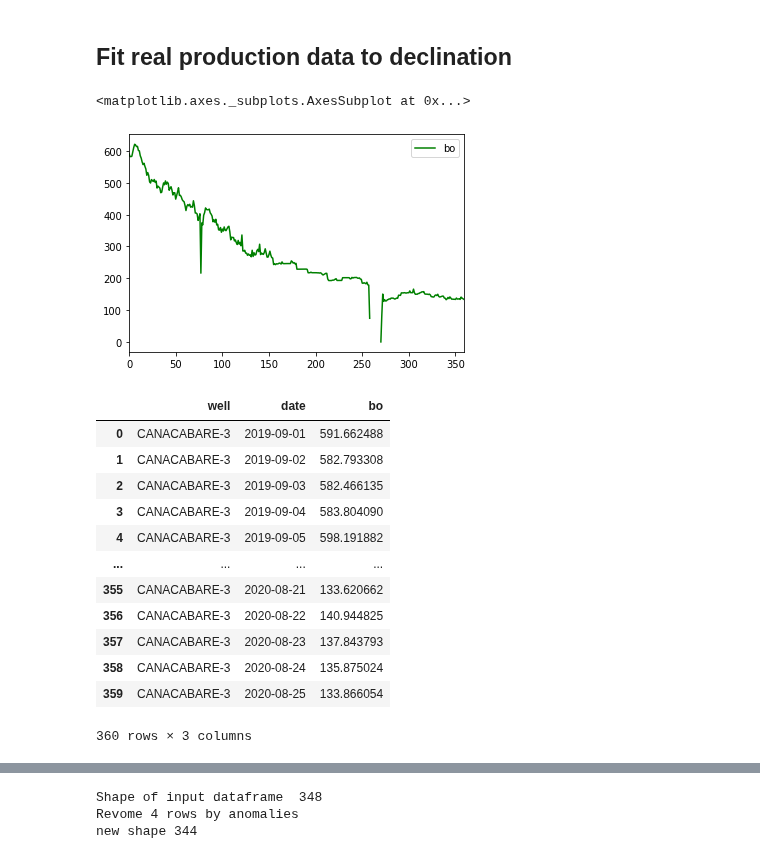
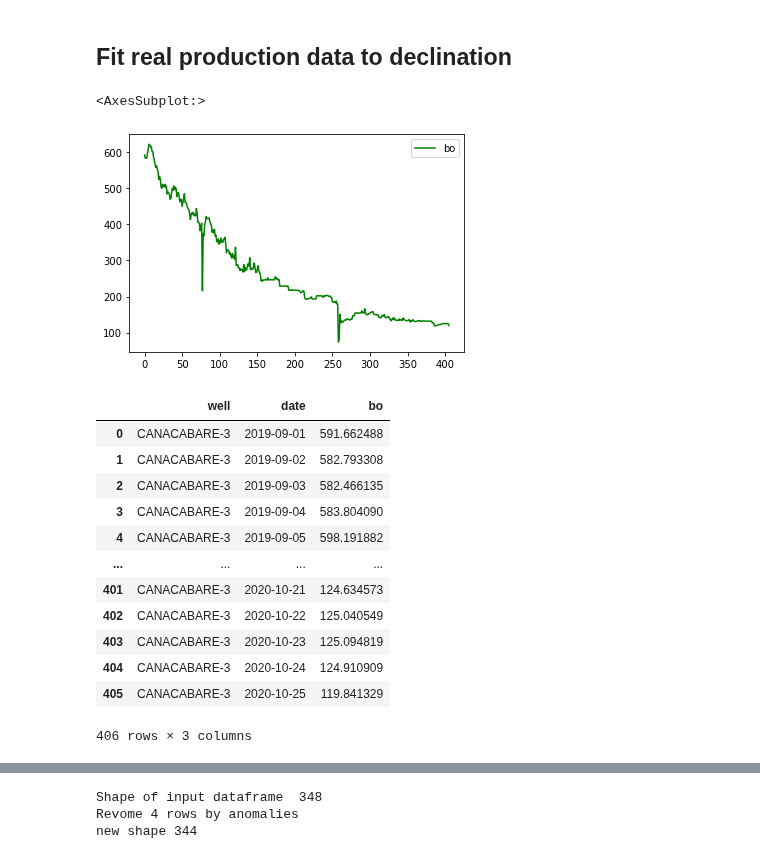
Before and after one commit to scuervo91/reservoirpy, a Jupyter notebook: examples/wellproductivity/1-declination.ipynb, the cells around one changed output, grey strips where cells are left out. Cells and saved outputs as stored; diff of their text form; code cells hidden in the pictures.

```diff
--- a/examples/wellproductivity/1-declination.ipynb
+++ b/examples/wellproductivity/1-declination.ipynb
@@ -100,7 +100,7 @@ fr['qo'].plot()
 from sqlalchemy import create_engine
 
 ## Set up Database
-Username='scuervo'
+Username='postgres'
 Password='Fenicia1703'
 Host='localhost'
 db_name='cedco'
@@ -110,18 +110,18 @@ engine = create_engine(connect_database)
 # %%
 query = """
     select w.well, p.date, p.bo
     from production p
     join wells w on p.well_id = w.id
-    where w.well = 'CANACABARE-3' and p.date >= DATE '2019-09-01'
+    where w.well = 'CANACABARE-3' and p.date >= DATE '2019-09-01' and p.bo>0
     order by p.date
 """
 
 prod = pd.read_sql(query,engine)
 prod.head()
 prod.plot(color='green')
 # %% [output]
-<matplotlib.axes._subplots.AxesSubplot at 0x...>
+<AxesSubplot:>
-[figure, old version]
+[figure, new version]
 # %%
 prod
 # %% [output]
@@ -132,9 +132,9 @@ prod
 | 3 | CANACABARE-3 | 2019-09-04 | 583.804090 |
 | 4 | CANACABARE-3 | 2019-09-05 | 598.191882 |
 | ... | ... | ... | ... |
-| 355 | CANACABARE-3 | 2020-08-21 | 133.620662 |
-| 356 | CANACABARE-3 | 2020-08-22 | 140.944825 |
-| 357 | CANACABARE-3 | 2020-08-23 | 137.843793 |
-| 358 | CANACABARE-3 | 2020-08-24 | 135.875024 |
-| 359 | CANACABARE-3 | 2020-08-25 | 133.866054 |
+| 401 | CANACABARE-3 | 2020-10-21 | 124.634573 |
+| 402 | CANACABARE-3 | 2020-10-22 | 125.040549 |
+| 403 | CANACABARE-3 | 2020-10-23 | 125.094819 |
+| 404 | CANACABARE-3 | 2020-10-24 | 124.910909 |
+| 405 | CANACABARE-3 | 2020-10-25 | 119.841329 |
-360 rows × 3 columns
+406 rows × 3 columns
```
Also changed, not shown: parts of 12 cells of this notebook.
